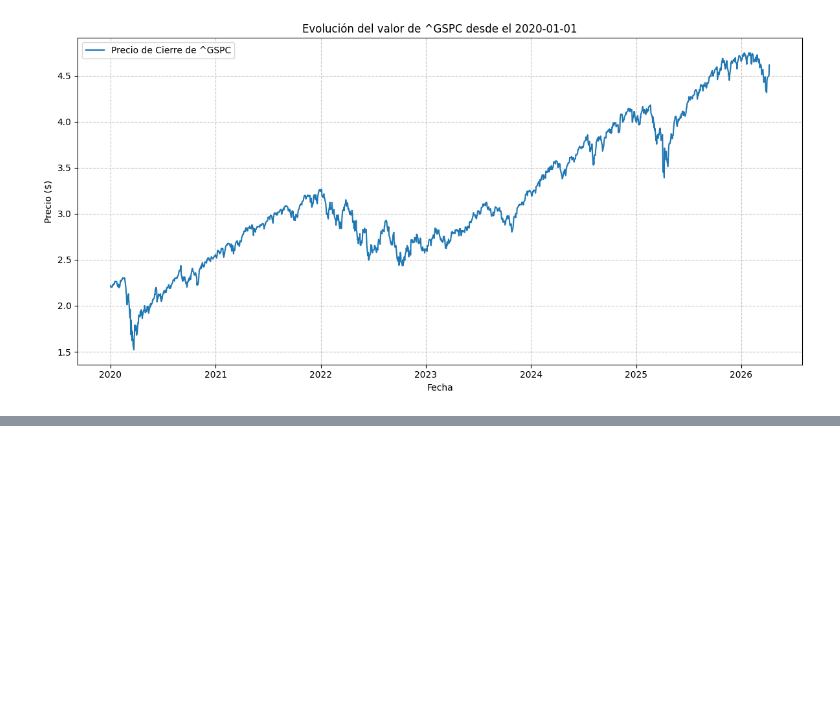
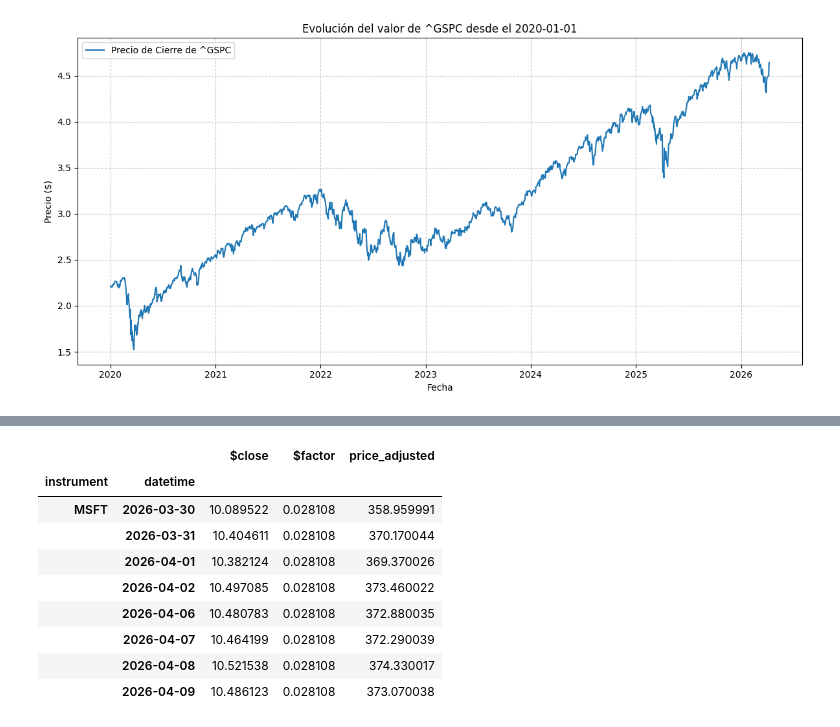
Before and after one commit to tonirodriguez/qlib, a Jupyter notebook: scripts/graph_stock.ipynb, the cells around one changed output, grey strips where cells are left out. Drawn from its saved outputs; the diff is of its cells as text; code cells hidden in the pictures; blank space fills up the shorter version.

```diff
--- a/scripts/graph_stock.ipynb
+++ b/scripts/graph_stock.ipynb
@@ -178,0 +181,15 @@ MSFT       2026-03-30  10.089522  0.028108
+# %%
+df['price_adjusted'] = df['$close'] / df['$factor']
+# %%
+df
+# %% [output]
+|  |  | $close | $factor | price_adjusted |
+| instrument | datetime |  |  |  |
+| MSFT | 2026-03-30 | 10.089522 | 0.028108 | 358.959991 |
+|  | 2026-03-31 | 10.404611 | 0.028108 | 370.170044 |
+|  | 2026-04-01 | 10.382124 | 0.028108 | 369.370026 |
+|  | 2026-04-02 | 10.497085 | 0.028108 | 373.460022 |
+|  | 2026-04-06 | 10.480783 | 0.028108 | 372.880035 |
+|  | 2026-04-07 | 10.464199 | 0.028108 | 372.290039 |
+|  | 2026-04-08 | 10.521538 | 0.028108 | 374.330017 |
+|  | 2026-04-09 | 10.486123 | 0.028108 | 373.070038 |
```
Also changed, not shown: parts of 6 cells of this notebook, 2 other files.
